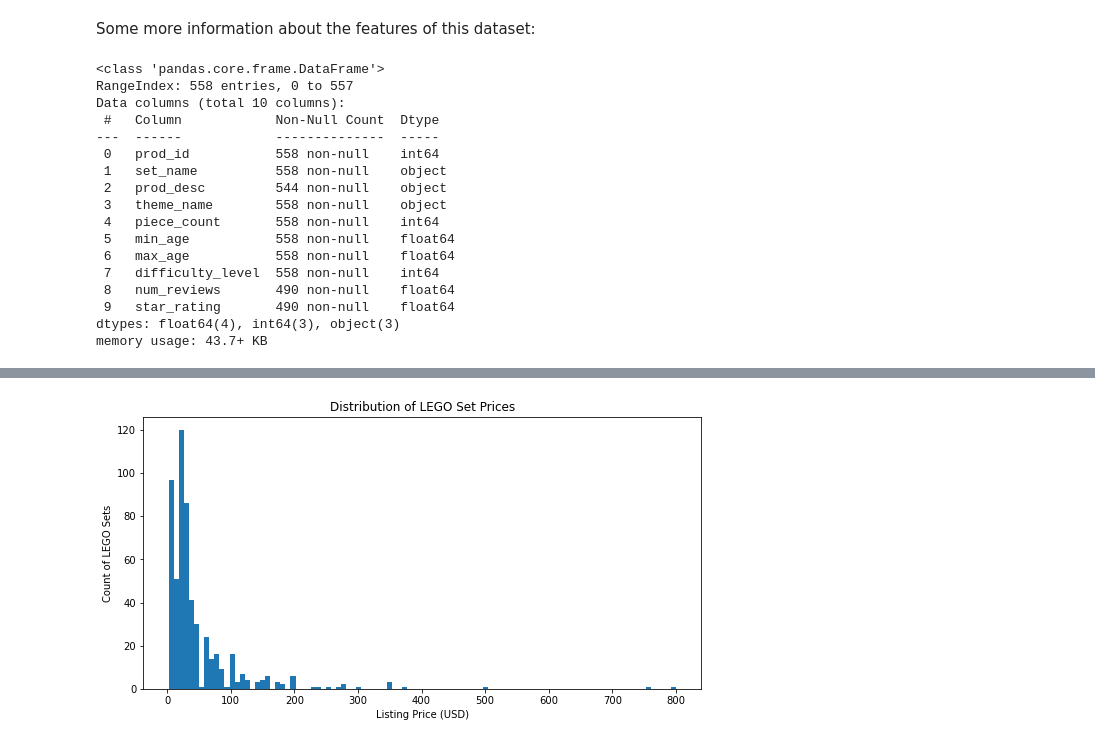
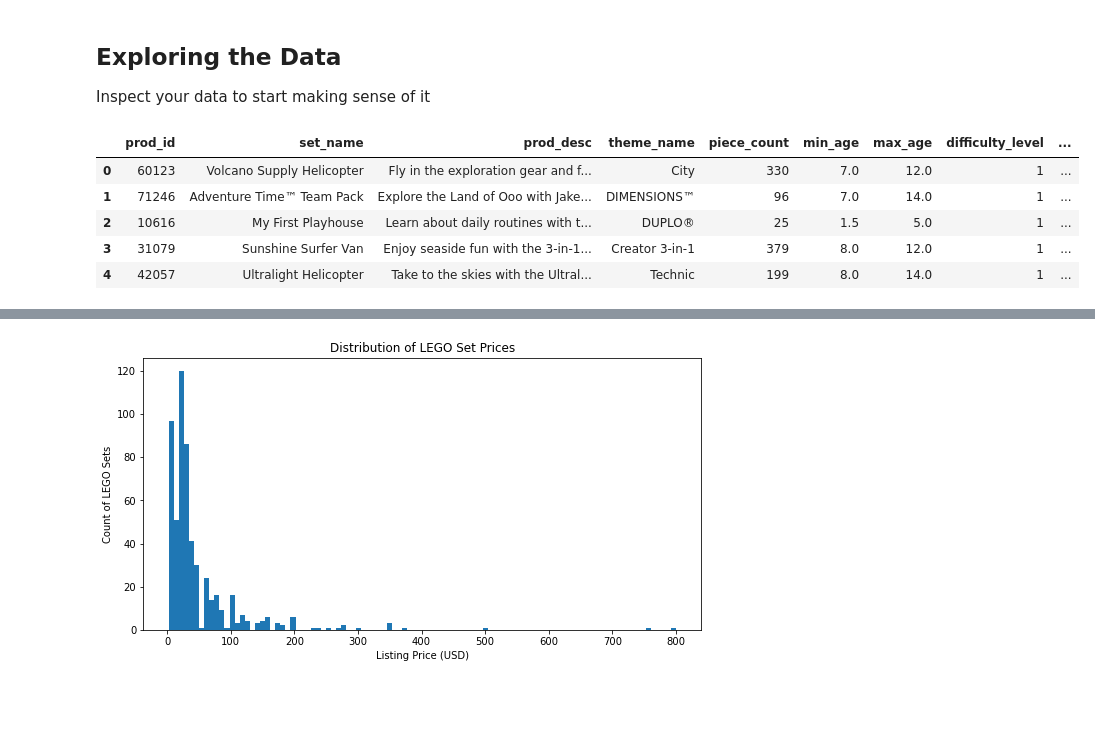
Before and after one commit to learn-co-curriculum/ds-linear-regression-project-axi, a Jupyter notebook: index.ipynb, the cells around one changed output, grey strips where cells are left out. Drawn from its saved outputs; the diff is of its cells as text; code cells hidden in the pictures; blank space fills up the shorter version.

```diff
--- a/index.ipynb
+++ b/index.ipynb
@@ -91,2 +70,0 @@ X_train
-# %% [markdown]
-Some more information about the features of this dataset:
@@ -95,0 +71,4 @@ X_train.info()
+# %% [markdown]
+## Exploring the Data
+
+Inspect your data to start making sense of it
@@ -96,21 +79,11 @@ X_train.info()
 # %%
 # __SOLUTION__
-X_train.info()
+
+train.head()
 # %% [output]
-<class 'pandas.core.frame.DataFrame'>
-RangeIndex: 558 entries, 0 to 557
-Data columns (total 10 columns):
- #   Column            Non-Null Count  Dtype
----  ------            --------------  -----
- 0   prod_id           558 non-null    int64
- 1   set_name          558 non-null    object
- 2   prod_desc         544 non-null    object
- 3   theme_name        558 non-null    object
- 4   piece_count       558 non-null    int64
- 5   min_age           558 non-null    float64
- 6   max_age           558 non-null    float64
- 7   difficulty_level  558 non-null    int64
- 8   num_reviews       490 non-null    float64
- 9   star_rating       490 non-null    float64
-dtypes: float64(4), int64(3), object(3)
-memory usage: 43.7+ KB
+|  | prod_id | set_name | prod_desc | theme_name | piece_count | min_age | max_age | difficulty_level | ... |
+| 0 | 60123 | Volcano Supply Helicopter | Fly in the exploration gear and f... | City | 330 | 7.0 | 12.0 | 1 | ... |
+| 1 | 71246 | Adventure Time™ Team Pack | Explore the Land of Ooo with Jake... | DIMENSIONS™ | 96 | 7.0 | 14.0 | 1 | ... |
+| 2 | 10616 | My First Playhouse | Learn about daily routines with t... | DUPLO® | 25 | 1.5 | 5.0 | 1 | ... |
+| 3 | 31079 | Sunshine Surfer Van | Enjoy seaside fun with the 3-in-1... | Creator 3-in-1 | 379 | 8.0 | 12.0 | 1 | ... |
+| 4 | 42057 | Ultralight Helicopter | Take to the skies with the Ultral... | Technic | 199 | 8.0 | 14.0 | 1 | ... |
```
Also changed, not shown: parts of 63 cells of this notebook.
